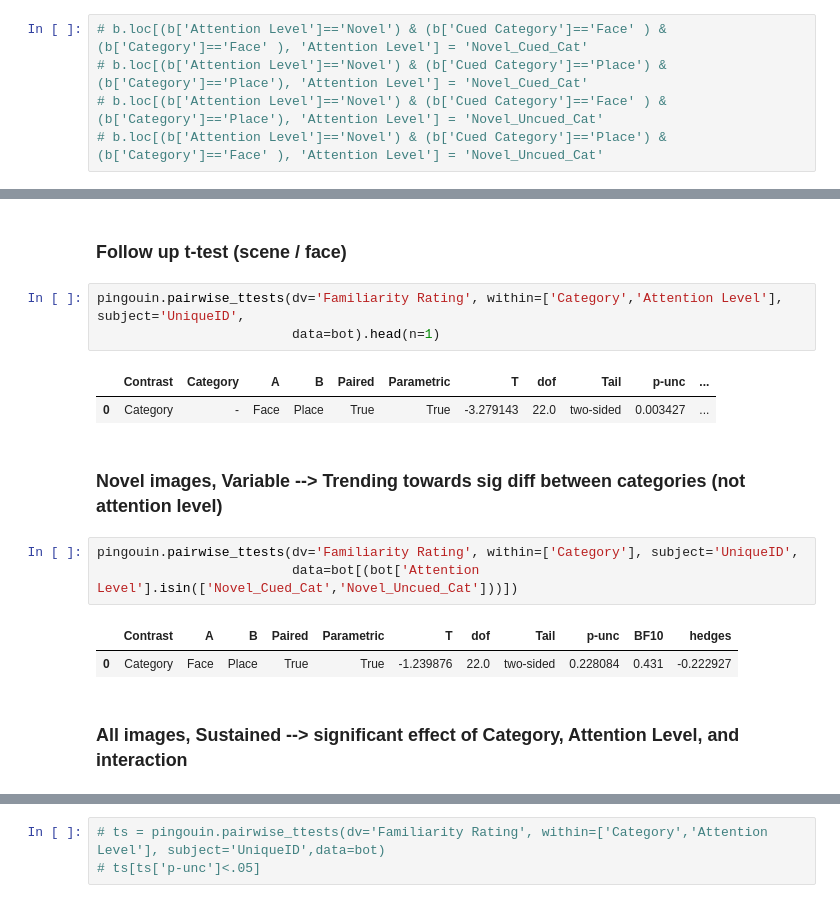
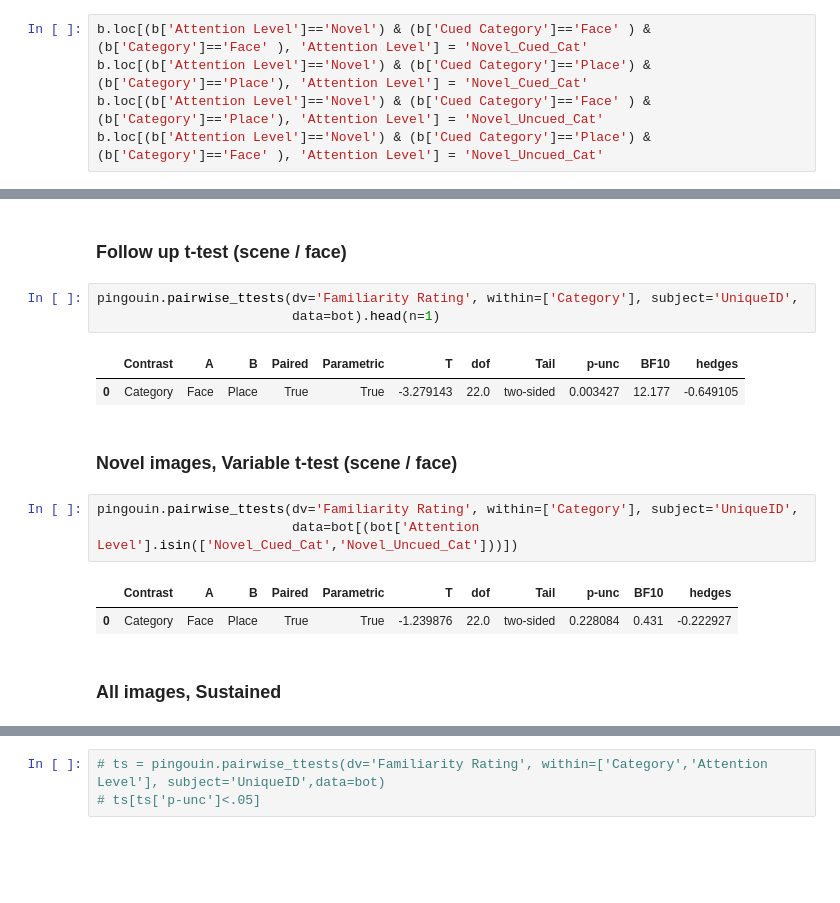
Before and after one commit to ContextLab/pupil-memory-analysis, a Jupyter notebook: code/3_analyze_data_pres.ipynb, the cells around one changed output, grey strips where cells are left out. Saved outputs shown, nothing was run; the diff lists cells and outputs as text; blank space fills up the shorter version.

```diff
--- a/code/3_analyze_data_pres.ipynb
+++ b/code/3_analyze_data_pres.ipynb
@@ -29,8 +29,8 @@ d_nov = pd.read_csv('d_nov_pres.csv')
 # %%
-# b.loc[(b['Attention Level']=='Novel') & (b['Cued Category']=='Face' ) & (b['Category']=='Face' ), 'Attention Level'] = 'Novel_Cued_Cat'
-# b.loc[(b['Attention Level']=='Novel') & (b['Cued Category']=='Place') & (b['Category']=='Place'), 'Attention Level'] = 'Novel_Cued_Cat'
-# b.loc[(b['Attention Level']=='Novel') & (b['Cued Category']=='Face' ) & (b['Category']=='Place'), 'Attention Level'] = 'Novel_Uncued_Cat'
-# b.loc[(b['Attention Level']=='Novel') & (b['Cued Category']=='Place') & (b['Category']=='Face' ), 'Attention Level'] = 'Novel_Uncued_Cat'
+b.loc[(b['Attention Level']=='Novel') & (b['Cued Category']=='Face' ) & (b['Category']=='Face' ), 'Attention Level'] = 'Novel_Cued_Cat'
+b.loc[(b['Attention Level']=='Novel') & (b['Cued Category']=='Place') & (b['Category']=='Place'), 'Attention Level'] = 'Novel_Cued_Cat'
+b.loc[(b['Attention Level']=='Novel') & (b['Cued Category']=='Face' ) & (b['Category']=='Place'), 'Attention Level'] = 'Novel_Uncued_Cat'
+b.loc[(b['Attention Level']=='Novel') & (b['Cued Category']=='Place') & (b['Category']=='Face' ), 'Attention Level'] = 'Novel_Uncued_Cat'
 # %% [markdown]
 ### Separate behavioral and variable
 # %%
@@ -55,13 +55,13 @@ pingouin.rm_anova(dv='Familiarity Rating', within=['Category','Attention Level']
 # %% [markdown]
 ### Follow up t-test (scene / face)
 # %%
-pingouin.pairwise_ttests(dv='Familiarity Rating', within=['Category','Attention Level'], subject='UniqueID',
+pingouin.pairwise_ttests(dv='Familiarity Rating', within=['Category'], subject='UniqueID',
                          data=bot).head(n=1)
 # %% [output]
-|  | Contrast | Category | A | B | Paired | Parametric | T | dof | Tail | p-unc | ... |
-| 0 | Category | - | Face | Place | True | True | -3.279143 | 22.0 | two-sided | 0.003427 | ... |
+|  | Contrast | A | B | Paired | Parametric | T | dof | Tail | p-unc | BF10 | hedges |
+| 0 | Category | Face | Place | True | True | -3.279143 | 22.0 | two-sided | 0.003427 | 12.177 | -0.649105 |
-# %% [markdown]
-### Novel images, Variable --> Trending towards sig diff between categories (not attention level)
+# %% [markdown]
+### Novel images, Variable t-test (scene / face)
 # %%
 pingouin.pairwise_ttests(dv='Familiarity Rating', within=['Category'], subject='UniqueID',
                          data=bot[(bot['Attention Level'].isin(['Novel_Cued_Cat','Novel_Uncued_Cat']))])
@@ -69,5 +69,5 @@ pingouin.pairwise_ttests(dv='Familiarity Rating', within=['Category'], subject='
 |  | Contrast | A | B | Paired | Parametric | T | dof | Tail | p-unc | BF10 | hedges |
 | 0 | Category | Face | Place | True | True | -1.239876 | 22.0 | two-sided | 0.228084 | 0.431 | -0.222927 |
 # %% [markdown]
-### All images, Sustained --> significant effect of Category, Attention Level, and interaction
+### All images, Sustained
 # %%
```
Also changed, not shown: parts of 5 cells of this notebook, 1 other file.
